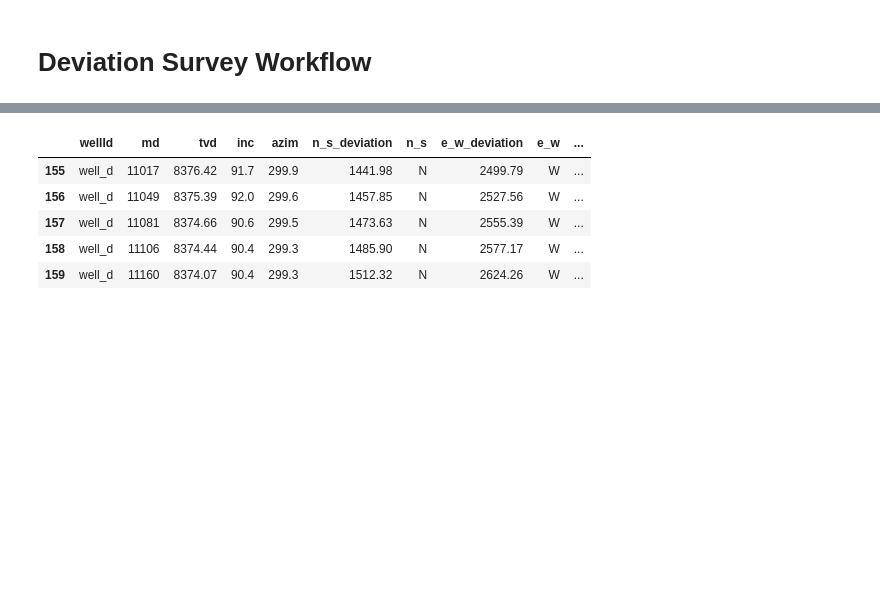
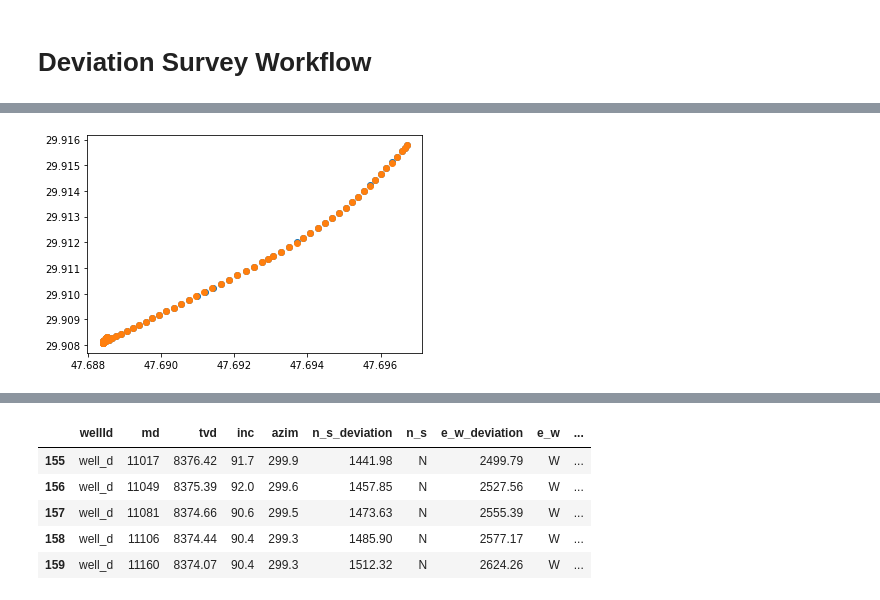
Before and after one commit to bpamos/welltrajconvert, a Jupyter notebook: notebook/Lat Long Conversion V1.ipynb, the cells around one changed output, grey strips where cells are left out. Saved outputs shown, nothing was run; the diff lists cells and outputs as text; code cells hidden in the pictures; blank space fills up the shorter version.

```diff
--- a/notebook/Lat Long Conversion V1.ipynb
+++ b/notebook/Lat Long Conversion V1.ipynb
@@ -143,0 +88,4 @@ loadWellsJson
+# %%
+# get survey obj
+survey_obj = Survey(data)
+survey_obj.directional_survey_points
@@ -143,0 +94,3 @@ loadWellsJson
+# %%
+survey_points_obj = survey_obj.calculate_survey_points()
+survey_points_obj.directional_survey_points
@@ -143,0 +115,3 @@ loadWellsJson
+# %%
+df_min_curve = Survey.get_survey_df(survey_points_obj)
+df_min_curve
@@ -143,0 +132,3 @@ loadWellsJson
+# %%
+df_test = pd.merge(df_min_curve, df_lat_lon_orig, left_index=True, right_index=True)
+df_test
@@ -143,0 +149,7 @@ loadWellsJson
+# %%
+import matplotlib.pyplot as plt
+plt.scatter(x=df_test['longitude_points'], y=df_test['latitude_points'])
+plt.scatter(x=df_test['longitude_decimal_deg'], y=df_test['latitude_decimal_deg'])
+plt.show()
+# %% [output]
+[figure, added]
```
Also changed, not shown: parts of 19 cells of this notebook.
